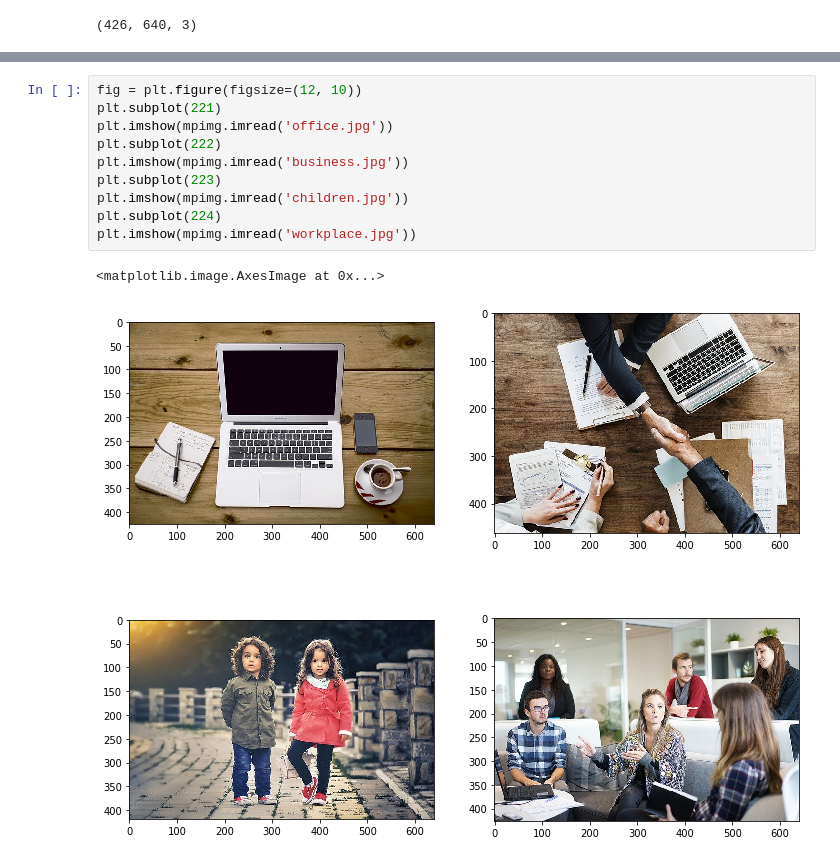
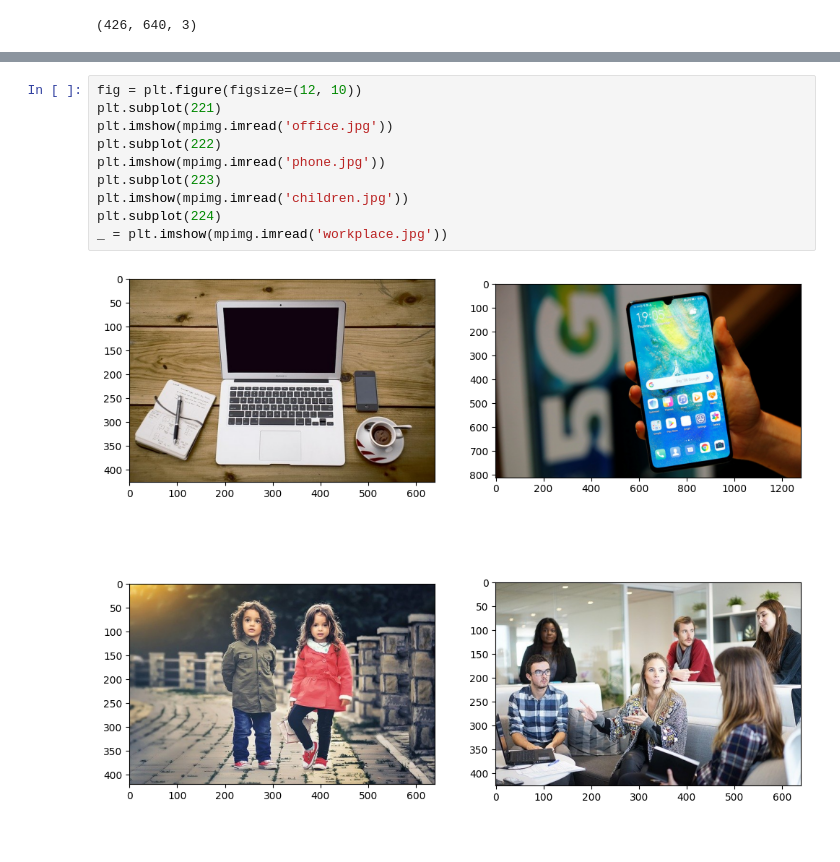
Before and after one commit to kurek0010/data-science-bootcamp, a Jupyter notebook: 03_wizualizacje_danych/02_images.ipynb, the cells around one changed output, grey strips where cells are left out. Drawn from its saved outputs; the diff is of its cells as text.

```diff
--- a/03_wizualizacje_danych/02_images.ipynb
+++ b/03_wizualizacje_danych/02_images.ipynb
@@ -49,16 +49,15 @@ _ = plt.axis('Off')
 # %%
 fig = plt.figure(figsize=(12, 10))
 plt.subplot(221)
 plt.imshow(mpimg.imread('office.jpg'))
 plt.subplot(222)
-plt.imshow(mpimg.imread('business.jpg'))
+plt.imshow(mpimg.imread('phone.jpg'))
 plt.subplot(223)
 plt.imshow(mpimg.imread('children.jpg'))
 plt.subplot(224)
-plt.imshow(mpimg.imread('workplace.jpg'))
+_ = plt.imshow(mpimg.imread('workplace.jpg'))
 # %% [output]
-<matplotlib.image.AxesImage at 0x...>
-[figure, old version]
+[figure, new version]
 # %%
 fig = plt.figure(figsize=(12, 10))
 
```
Also changed, not shown: parts of 4 cells of this notebook.
